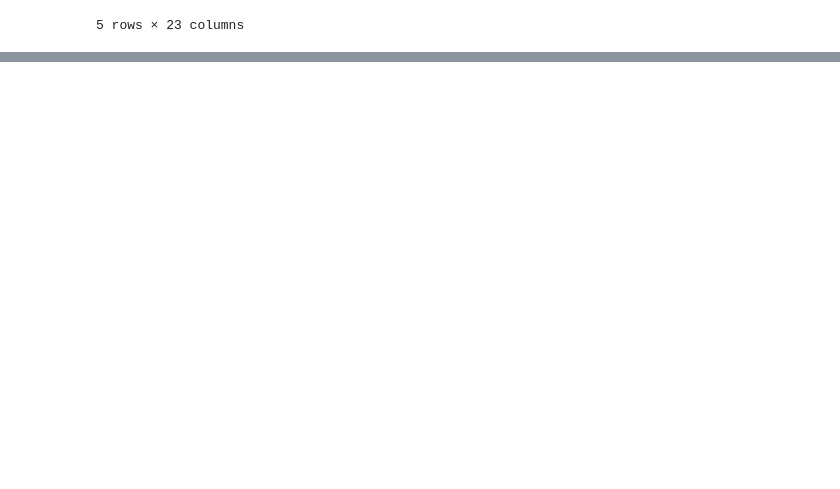
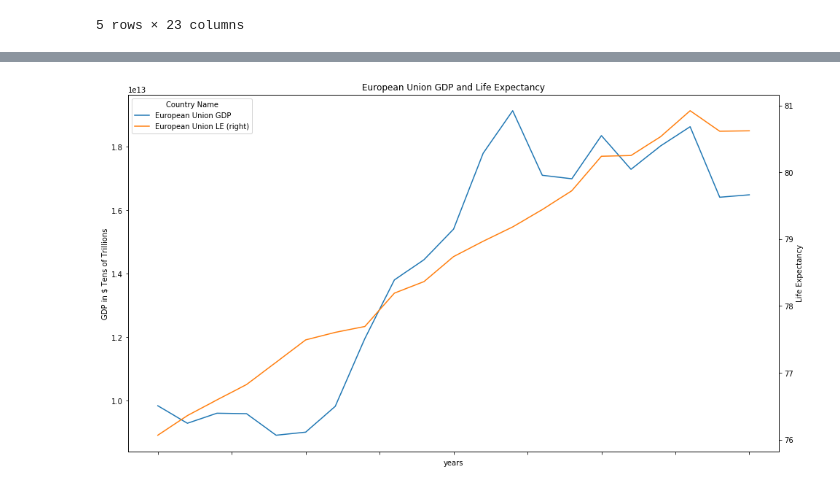
Before and after one commit to CaroMuizzi/GDP, a Jupyter notebook: project2.ipynb, the cells around one changed output, grey strips where cells are left out. Saved outputs shown, nothing was run; the diff lists cells and outputs as text; code cells hidden in the pictures; blank space fills up the shorter version.

```diff
--- a/project2.ipynb
+++ b/project2.ipynb
@@ -229,0 +561,9 @@ pd.read_sql_query('select * from gdp', con=engine).head()
+# %%
+#New DF for European Union (EU)
+EU_df = transposed_gdp_df[['years','European Union']]
+
+EU_df["European Union LE"] = transposed_life_df['European Union']
+
+EU_df.rename(columns={"European Union": "European Union GDP"}, inplace=True)
+
+EU_df
@@ -229,0 +593,13 @@ pd.read_sql_query('select * from gdp', con=engine).head()
+# %%
+#plot a line graph with two Axes for European Union
+
+ax = EU_df.plot(x='years', secondary_y="European Union LE")
+
+ax.set_ylabel('GDP in $ Tens of Trillions')
+ax.right_ax.set_ylabel('Life Expectancy')
+plt.title("European Union GDP and Life Expectancy")
+
+
+plt.show()
+# %% [output]
+[figure, added]
```
Also changed, not shown: parts of 24 cells of this notebook.
